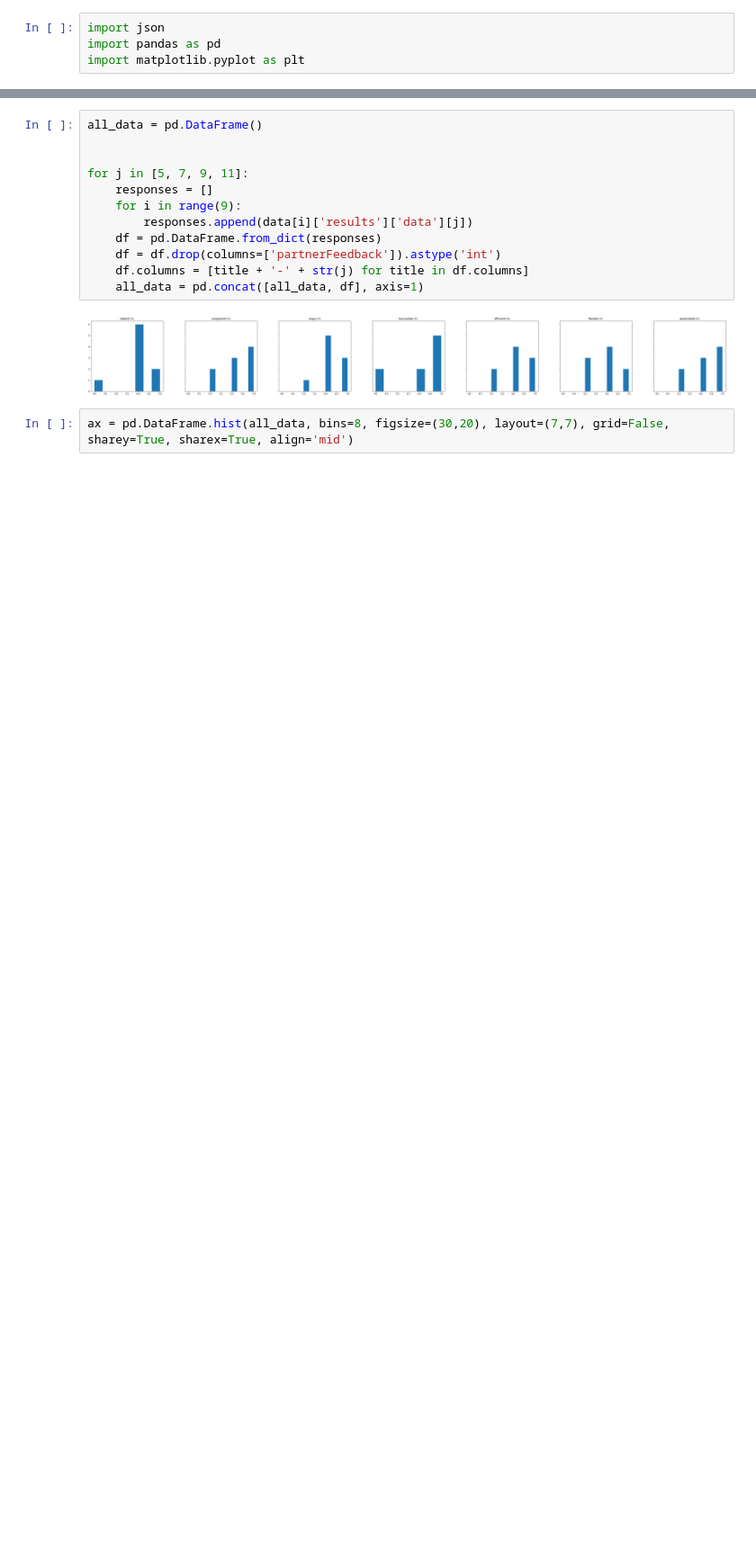
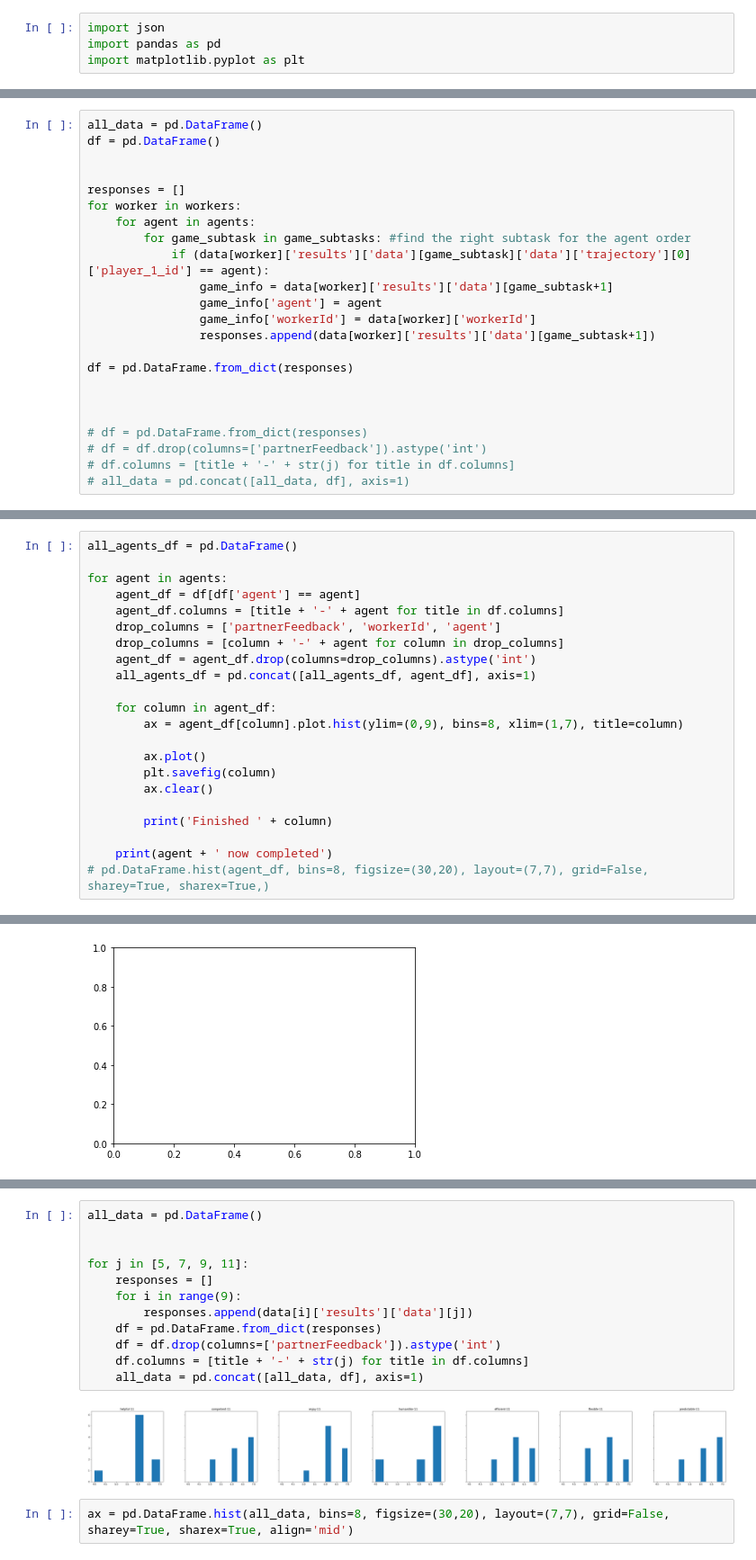
Before and after one commit to a-newman/overcooked-human-exp, a Jupyter notebook: mturk/analyze_data/analyze_mturk_game_feedback.ipynb, the cells around one changed output, grey strips where cells are left out. Shown at 90% size. Cells and saved outputs as stored; diff of their text form; blank space fills up the shorter version.

```diff
--- a/mturk/analyze_data/analyze_mturk_game_feedback.ipynb
+++ b/mturk/analyze_data/analyze_mturk_game_feedback.ipynb
@@ -34,0 +36,23 @@ len(data)
+# %%
+all_data = pd.DataFrame()
+df = pd.DataFrame()
+
+
+responses = []
+for worker in workers:
+    for agent in agents:
+        for game_subtask in game_subtasks: #find the right subtask for the agent order
+            if (data[worker]['results']['data'][game_subtask]['data']['trajectory'][0]['player_1_id'] == agent):
+                game_info = data[worker]['results']['data'][game_subtask+1]
+                game_info['agent'] = agent
+                game_info['workerId'] = data[worker]['workerId']
+                responses.append(data[worker]['results']['data'][game_subtask+1])
+
+df = pd.DataFrame.from_dict(responses)
+
+
+
+# df = pd.DataFrame.from_dict(responses)
+# df = df.drop(columns=['partnerFeedback']).astype('int')
+# df.columns = [title + '-' + str(j) for title in df.columns]
+# all_data = pd.concat([all_data, df], axis=1)
@@ -34,0 +76,23 @@ len(data)
+# %%
+all_agents_df = pd.DataFrame()
+
+for agent in agents:
+    agent_df = df[df['agent'] == agent]
+    agent_df.columns = [title + '-' + agent for title in df.columns]
+    drop_columns = ['partnerFeedback', 'workerId', 'agent']
+    drop_columns = [column + '-' + agent for column in drop_columns]
+    agent_df = agent_df.drop(columns=drop_columns).astype('int')
+    all_agents_df = pd.concat([all_agents_df, agent_df], axis=1)
+
+    for column in agent_df:
+        ax = agent_df[column].plot.hist(ylim=(0,9), bins=8, xlim=(1,7), title=column)
+
+        ax.plot()
+        plt.savefig(column)
+        ax.clear()
+
+        print('Finished ' + column)
+
+    print(agent + ' now completed')
+# pd.DataFrame.hist(agent_df, bins=8, figsize=(30,20), layout=(7,7), grid=False, sharey=True, sharex=True,)
+# %% [output]
@@ -34,0 +116 @@ len(data)
+[figure, added]
```
Also changed, not shown: parts of 10 cells of this notebook, 3 other files.
